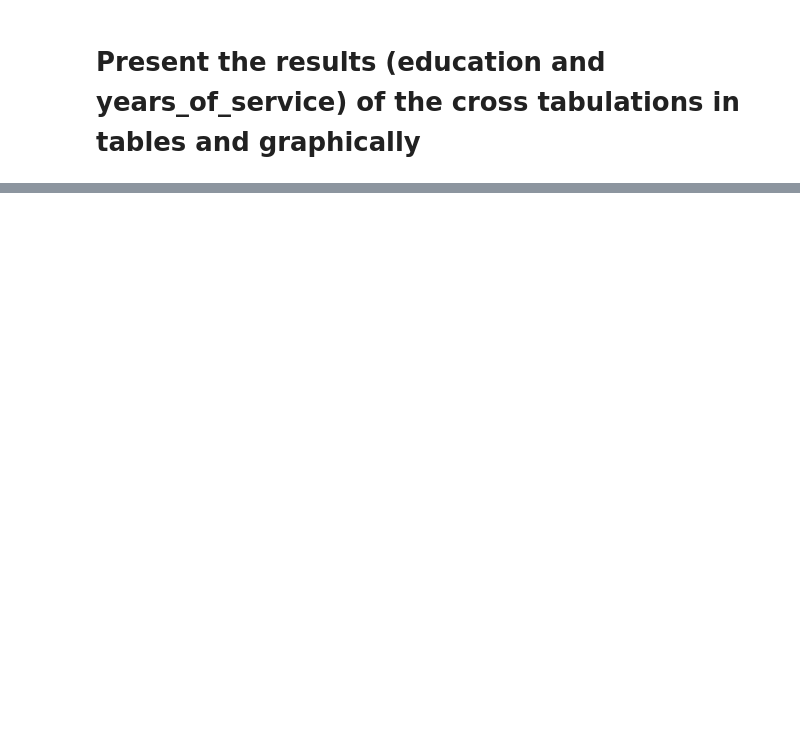
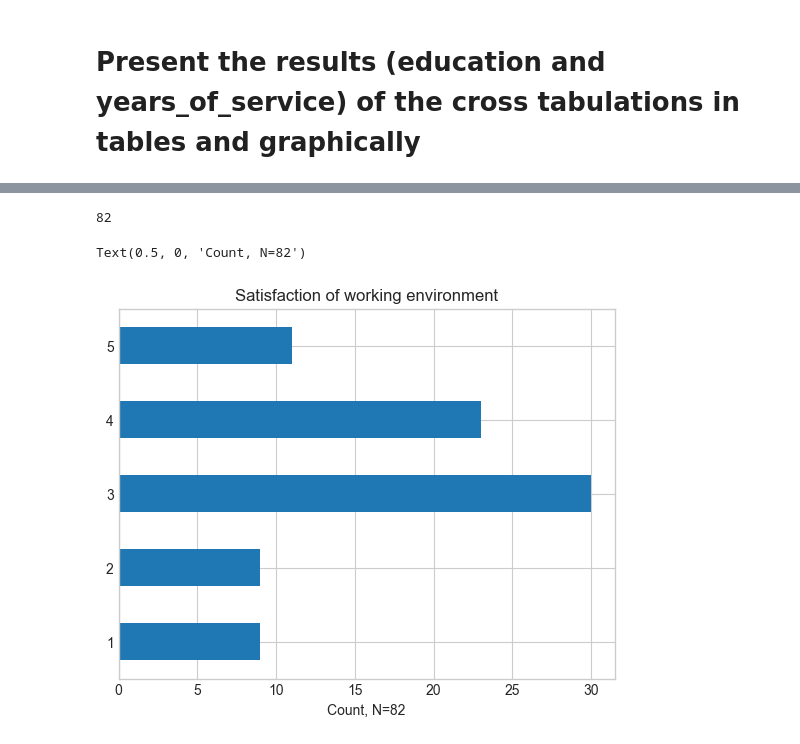
Before and after one commit to KatieRJ/BigDataProject, a Jupyter notebook: project.ipynb, the cells around one changed output, grey strips where cells are left out. Drawn from its saved outputs; the diff is of its cells as text; code cells hidden in the pictures; blank space fills up the shorter version.

```diff
--- a/project.ipynb
+++ b/project.ipynb
@@ -249,0 +172,6 @@ plt.grid(axis = 'y')
+# %%
+df4 = pd.crosstab(df['sat_workingEnvironment'], 'Count')
+
+df4.index=['1', '2', '3', '4', '5']
+df4.columns.name = ''
+df4
@@ -249,0 +185,11 @@ plt.grid(axis = 'y')
+# %%
+sum(df4['Count'])
+# %% [output]
+82
+# %%
+df4.plot.barh(legend = False)
+plt.title('Satisfaction of working environment')
+plt.xlabel('Count, N=82')
+# %% [output]
+Text(0.5, 0, 'Count, N=82')
+[figure, added]
```
Also changed, not shown: parts of 25 cells of this notebook.
